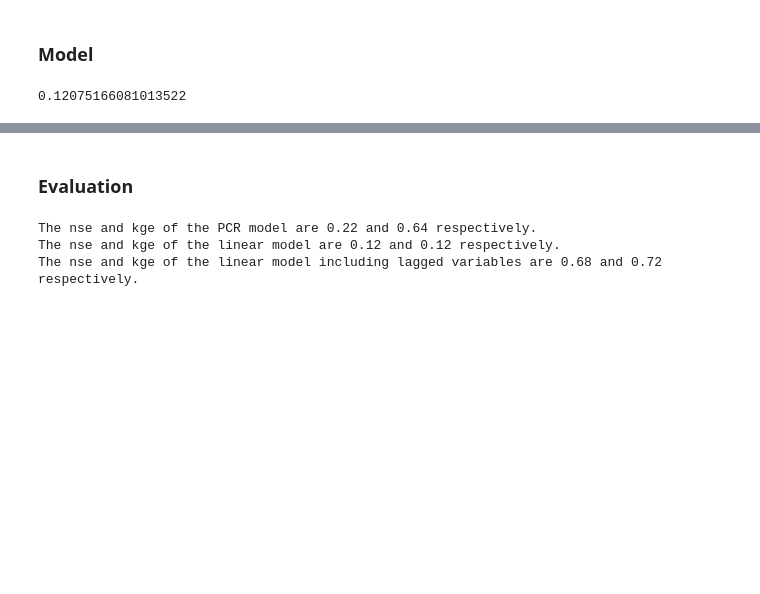
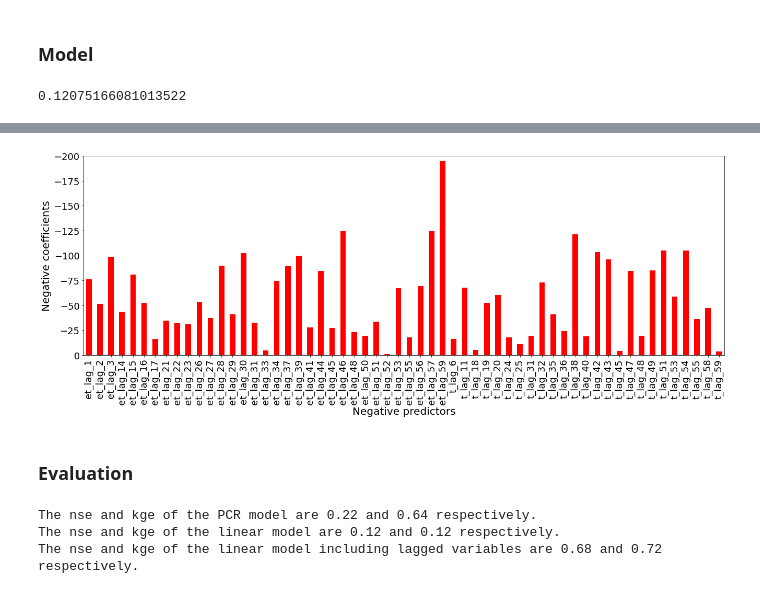
Before and after one commit to Maryam-Afshari/thesis, a Jupyter notebook: MLR_Basel.ipynb, the cells around one changed output, grey strips where cells are left out. Drawn from its saved outputs; the diff is of its cells as text; code cells hidden in the pictures; blank space fills up the shorter version.

```diff
--- a/MLR_Basel.ipynb
+++ b/MLR_Basel.ipynb
@@ -141,3 +219,13 @@ lm_lag.score(X_test_lagged, y_test)
+# %%
+# plot the negative coefficients
+
+df_negative_coe.plot(figsize=(22, 7), xlabel="Negative predictors", fontsize =18, ylim = [0, -200],\
+                            color = "r", linewidth=5,ylabel = "Negative coefficients", legend=False , kind ="bar")
+
+# saving the fig
+plt.savefig("/content/drive/MyDrive/Thesis-Afshari/figures/coeficient_basel_negative.png",bbox_inches='tight', dpi=150)
+# %% [output]
+[figure, added]
 # %% [markdown]
 ### Evaluation
 # %%
```
Also changed, not shown: parts of 15 cells of this notebook.
